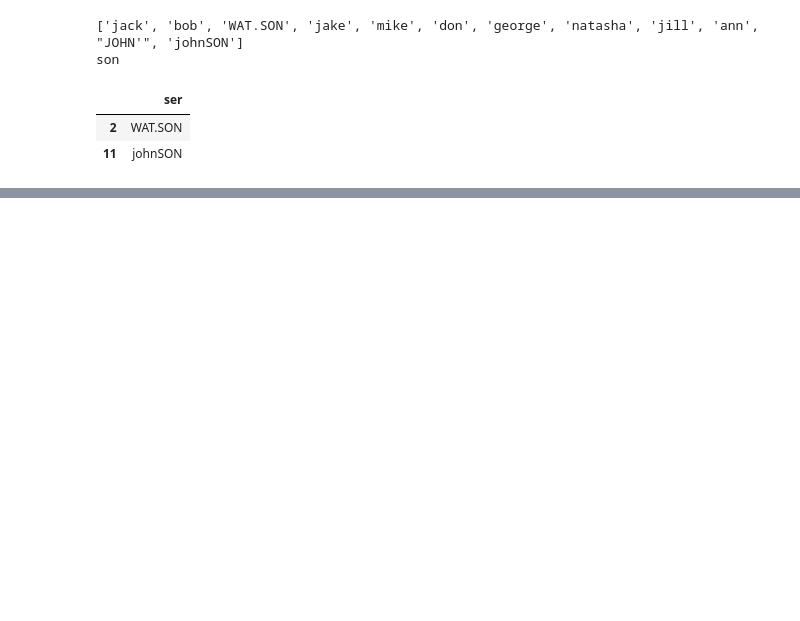
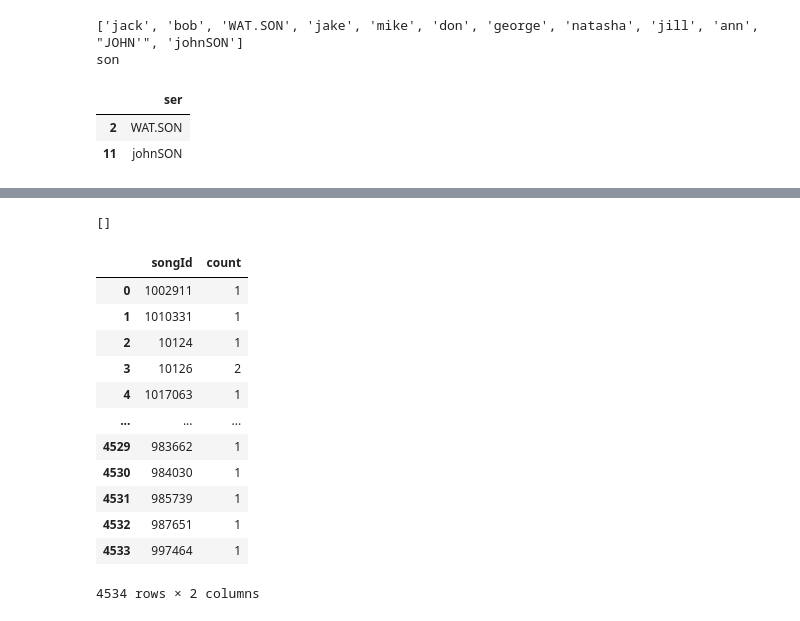
Before and after one commit to ssmpet/MachineLearning-Lecture-2023-5, a Jupyter notebook: 98.Project/05.플레이리스트기반추천.ipynb, the cells around one changed output, grey strips where cells are left out. Cells and saved outputs as stored; diff of their text form; code cells hidden in the pictures; blank space fills up the shorter version.

```diff
--- a/98.Project/05.플레이리스트기반추천.ipynb
+++ b/98.Project/05.플레이리스트기반추천.ipynb
@@ -210,0 +260,14 @@ songs = np.unique(' '.join(plist1[plist1.songIds.str.contains(songId)]['songIds'
+# %%
+cnt = 0
+song_list = []
+
+# argsort 값을 sort해서 값의 index를 오름차순으로 '-' 해주면 내림차순으로
+for s_id in songs[0][np.argsort(-songs[1])]:
+    if not df[df.songId.isin([s_id])].empty :
+        cnt += 1
+        song_list.append(s_id)
+    if cnt == 5 : break
+
+print(song_list)
+# %% [output]
+[]
@@ -211,3 +281,18 @@ songs = np.unique(' '.join(plist1[plist1.songIds.str.contains(songId)]['songIds'
 # %%
 df_songs = pd.DataFrame({'songId' : songs[0], 'count' : songs[1]})
+df_songs
+# %% [output]
+|  | songId | count |
+| 0 | 1002911 | 1 |
+| 1 | 1010331 | 1 |
+| 2 | 10124 | 1 |
+| 3 | 10126 | 2 |
+| 4 | 1017063 | 1 |
+| ... | ... | ... |
+| 4529 | 983662 | 1 |
+| 4530 | 984030 | 1 |
+| 4531 | 985739 | 1 |
+| 4532 | 987651 | 1 |
+| 4533 | 997464 | 1 |
+4534 rows × 2 columns
 # %%
```
Also changed, not shown: parts of 21 cells of this notebook, 11 other files.
